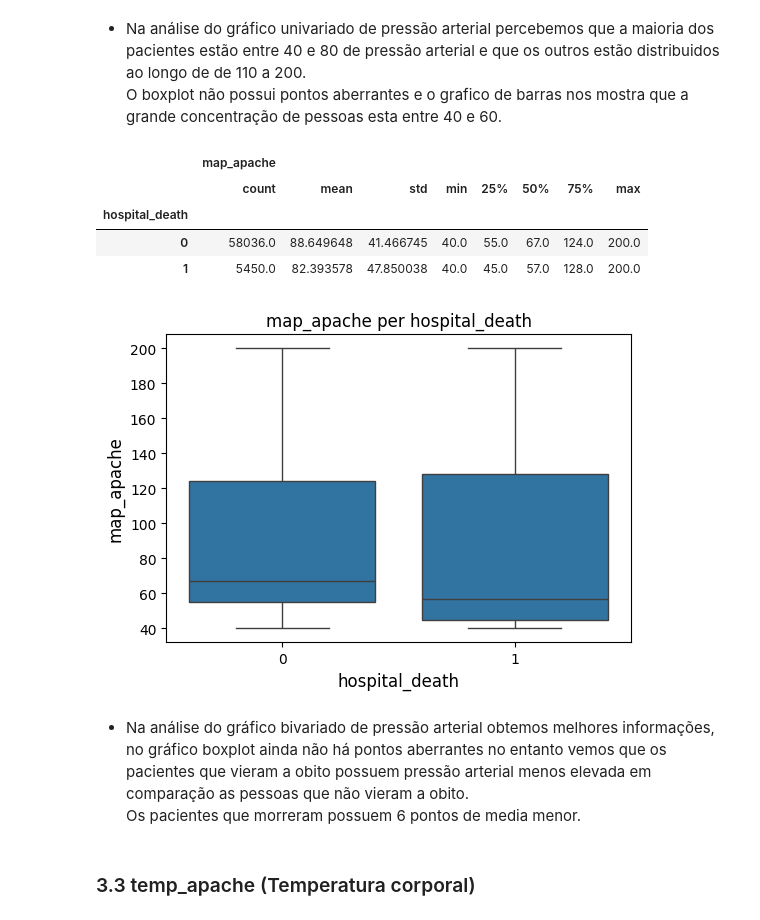
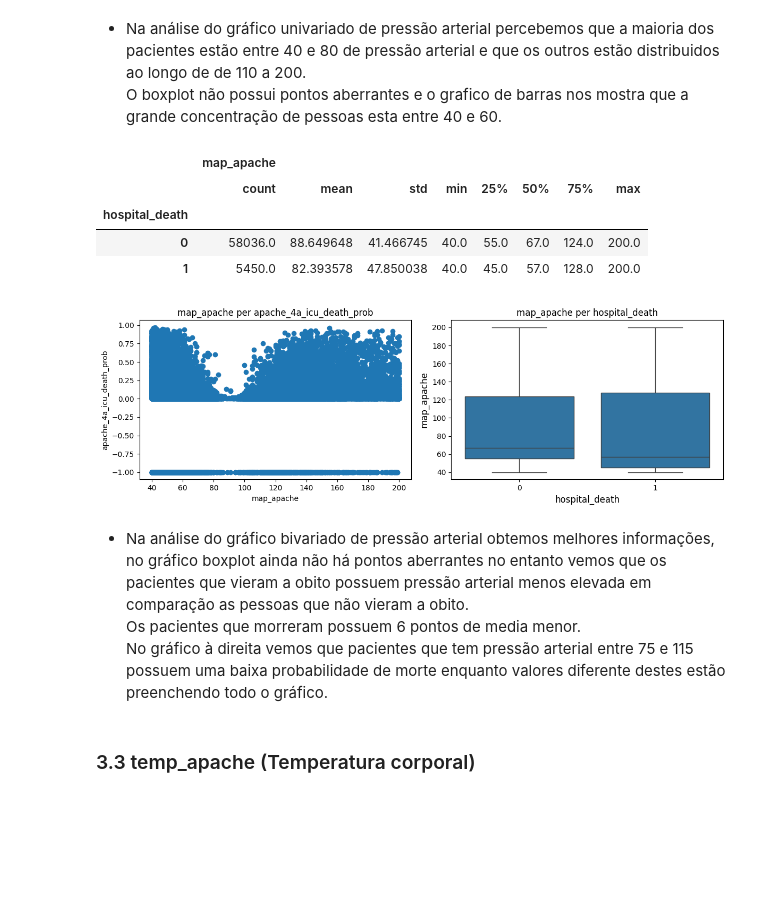
Before and after one commit to kaioreidela/Death_Prediction_in_ICU, a Jupyter notebook: teste_treino.ipynb, the cells around one changed output. Cells and saved outputs as stored; diff of their text form; code cells hidden in the pictures; blank space fills up the shorter version.

```diff
--- a/teste_treino.ipynb
+++ b/teste_treino.ipynb
@@ -434,18 +512,23 @@ histograma("map_apache",dados)
 # %% [markdown]
 * Na análise do gráfico univariado de pressão arterial percebemos que a maioria dos pacientes estão entre 40 e 80 de pressão arterial e que os outros estão distribuidos ao longo de de 110 a 200.
 O boxplot não possui pontos aberrantes e o grafico de barras nos mostra que a grande concentração de pessoas esta entre 40 e 60.
-# %%
-qualitativaXquantativa("map_apache","hospital_death",dados)
-# %% [output]
-|  | map_apache |  |  |  |  |  |  |  |
-|  | count | mean | std | min | 25% | 50% | 75% | max |
-| hospital_death |  |  |  |  |  |  |  |  |
-| 0 | 58036.0 | 88.649648 | 41.466745 | 40.0 | 55.0 | 67.0 | 124.0 | 200.0 |
-| 1 | 5450.0 | 82.393578 | 47.850038 | 40.0 | 45.0 | 57.0 | 128.0 | 200.0 |
-[figure, removed]
+# %%
+fig, axs = plt.subplots(1, 2, figsize=(12, 4))
+scater("map_apache","apache_4a_icu_death_prob",dados,axs[0])
+qualitativaXquantativa("map_apache","hospital_death",dados,axs[1])
+plt.tight_layout()
+plt.show()
+# %% [output]
+|  | map_apache |  |  |  |  |  |  |  |
+|  | count | mean | std | min | 25% | 50% | 75% | max |
+| hospital_death |  |  |  |  |  |  |  |  |
+| 0 | 58036.0 | 88.649648 | 41.466745 | 40.0 | 55.0 | 67.0 | 124.0 | 200.0 |
+| 1 | 5450.0 | 82.393578 | 47.850038 | 40.0 | 45.0 | 57.0 | 128.0 | 200.0 |
+[figure, added]
 # %% [markdown]
 * Na análise do gráfico bivariado de pressão arterial obtemos melhores informações, no gráfico boxplot ainda não há pontos aberrantes no entanto vemos que os pacientes que vieram a obito possuem pressão arterial menos elevada em comparação as pessoas que não vieram a obito.
 Os pacientes que morreram possuem 6 pontos de media menor.
+No gráfico à direita vemos que pacientes que tem pressão arterial entre 75 e 115 possuem uma baixa probabilidade de morte  enquanto valores diferente destes estão preenchendo todo o gráfico.
 # %% [markdown]
 ### 3.3 temp_apache (Temperatura corporal)
 # %%
```
Also changed, not shown: parts of 18 cells of this notebook.
